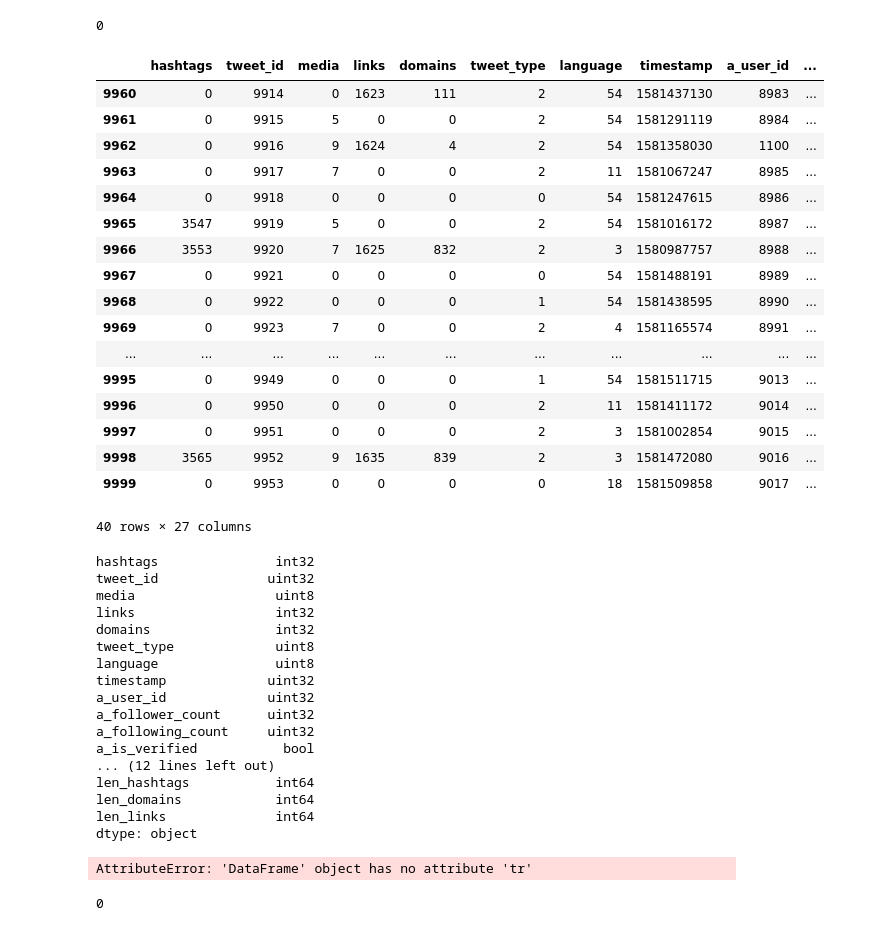
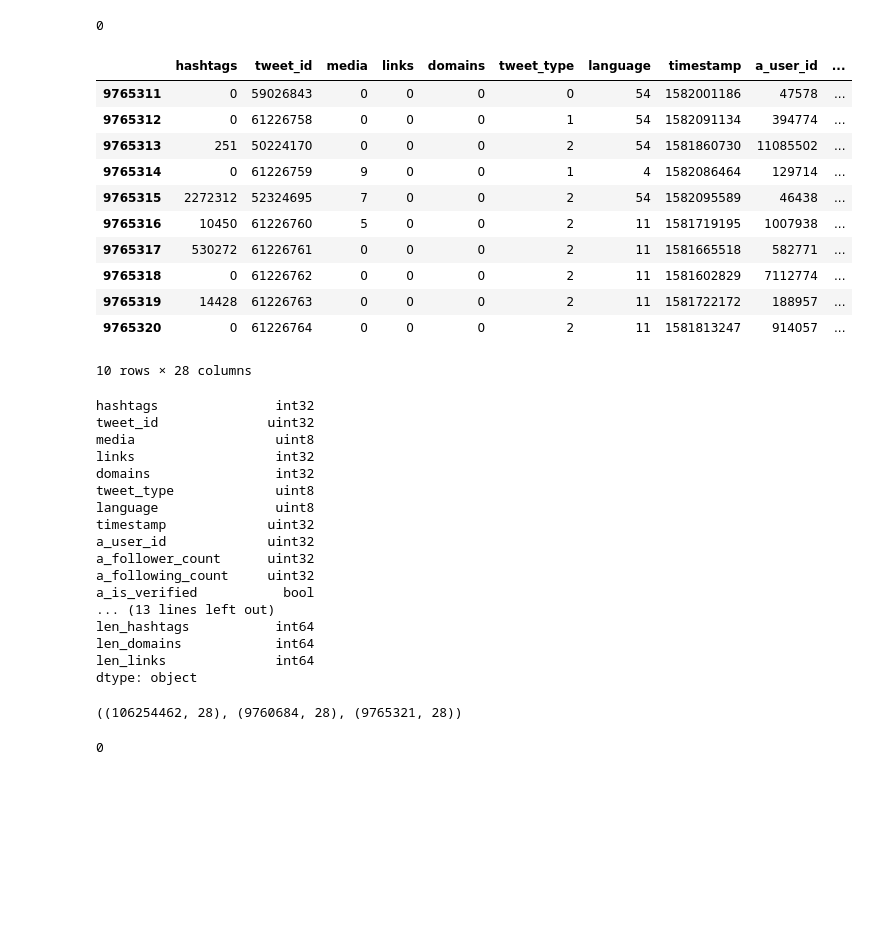
Before and after one commit to pintonos/deeplearning, a Jupyter notebook: RecSys2020/01_Preprocess/2-preproc-split-new.ipynb, the cells around one changed output. Drawn from its saved outputs; the diff is of its cells as text; code cells hidden in the pictures; blank space fills up the shorter version.

```diff
--- a/RecSys2020/01_Preprocess/2-preproc-split-new.ipynb
+++ b/RecSys2020/01_Preprocess/2-preproc-split-new.ipynb
@@ -19,7 +19,7 @@ import gc
 # %%
 #Reload the output of previous notebook
 
-df = pd.read_pickle('tmp_small.pkl')
+df = pd.read_pickle('tmp.pkl')
 print( df.shape )
-df.head(50)
+df.head(10)
 # %% [output]
@@ -273,26 +256,20 @@ gc.collect()
 # %% [output]
 0
 # %%
-df.tail(40)
+df.tail(10)
 # %% [output]
 |  | hashtags | tweet_id | media | links | domains | tweet_type | language | timestamp | a_user_id | ... |
-| 9960 | 0 | 9914 | 0 | 1623 | 111 | 2 | 54 | 1581437130 | 8983 | ... |
-| 9961 | 0 | 9915 | 5 | 0 | 0 | 2 | 54 | 1581291119 | 8984 | ... |
-| 9962 | 0 | 9916 | 9 | 1624 | 4 | 2 | 54 | 1581358030 | 1100 | ... |
-| 9963 | 0 | 9917 | 7 | 0 | 0 | 2 | 11 | 1581067247 | 8985 | ... |
-| 9964 | 0 | 9918 | 0 | 0 | 0 | 0 | 54 | 1581247615 | 8986 | ... |
-| 9965 | 3547 | 9919 | 5 | 0 | 0 | 2 | 54 | 1581016172 | 8987 | ... |
-| 9966 | 3553 | 9920 | 7 | 1625 | 832 | 2 | 3 | 1580987757 | 8988 | ... |
-| 9967 | 0 | 9921 | 0 | 0 | 0 | 0 | 54 | 1581488191 | 8989 | ... |
-| 9968 | 0 | 9922 | 0 | 0 | 0 | 1 | 54 | 1581438595 | 8990 | ... |
-| 9969 | 0 | 9923 | 7 | 0 | 0 | 2 | 4 | 1581165574 | 8991 | ... |
-| ... | ... | ... | ... | ... | ... | ... | ... | ... | ... | ... |
-| 9995 | 0 | 9949 | 0 | 0 | 0 | 1 | 54 | 1581511715 | 9013 | ... |
-| 9996 | 0 | 9950 | 0 | 0 | 0 | 2 | 11 | 1581411172 | 9014 | ... |
-| 9997 | 0 | 9951 | 0 | 0 | 0 | 2 | 3 | 1581002854 | 9015 | ... |
-| 9998 | 3565 | 9952 | 9 | 1635 | 839 | 2 | 3 | 1581472080 | 9016 | ... |
-| 9999 | 0 | 9953 | 0 | 0 | 0 | 0 | 18 | 1581509858 | 9017 | ... |
+| 9765311 | 0 | 59026843 | 0 | 0 | 0 | 0 | 54 | 1582001186 | 47578 | ... |
+| 9765312 | 0 | 61226758 | 0 | 0 | 0 | 1 | 54 | 1582091134 | 394774 | ... |
+| 9765313 | 251 | 50224170 | 0 | 0 | 0 | 2 | 54 | 1581860730 | 11085502 | ... |
+| 9765314 | 0 | 61226759 | 9 | 0 | 0 | 1 | 4 | 1582086464 | 129714 | ... |
+| 9765315 | 2272312 | 52324695 | 7 | 0 | 0 | 2 | 54 | 1582095589 | 46438 | ... |
+| 9765316 | 10450 | 61226760 | 5 | 0 | 0 | 2 | 11 | 1581719195 | 1007938 | ... |
+| 9765317 | 530272 | 61226761 | 0 | 0 | 0 | 2 | 11 | 1581665518 | 582771 | ... |
+| 9765318 | 0 | 61226762 | 0 | 0 | 0 | 2 | 11 | 1581602829 | 7112774 | ... |
+| 9765319 | 14428 | 61226763 | 0 | 0 | 0 | 2 | 11 | 1581722172 | 188957 | ... |
+| 9765320 | 0 | 61226764 | 0 | 0 | 0 | 2 | 11 | 1581813247 | 914057 | ... |
-40 rows × 27 columns
+10 rows × 28 columns
 # %%
 df.dtypes
 # %% [output]
@@ -308,7 +285,7 @@ a_user_id             uint32
 a_follower_count      uint32
 a_following_count     uint32
 a_is_verified           bool
-... (12 lines left out)
+... (13 lines left out)
 len_hashtags           int64
 len_domains            int64
 len_links              int64
@@ -320,7 +297,7 @@ test1 = df.loc[(df.tr == 2)].copy()
 
 train.shape, test0.shape, test1.shape
 # %% [output]
-AttributeError: 'DataFrame' object has no attribute 'tr'
+((106254462, 28), (9760684, 28), (9765321, 28))
 # %%
 train.to_parquet( 'train.parquet' )
 test0.to_parquet( 'valid.parquet' )
```
Also changed, not shown: parts of 9 cells of this notebook, 5 other files.
